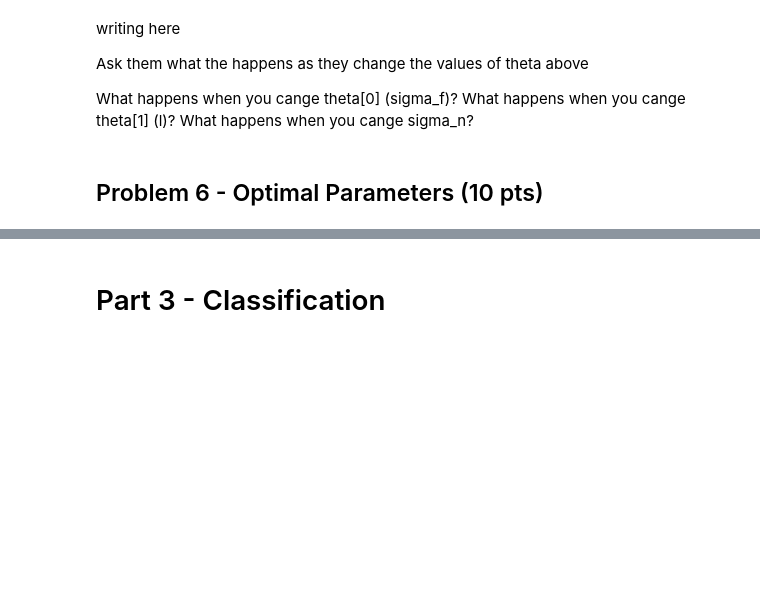
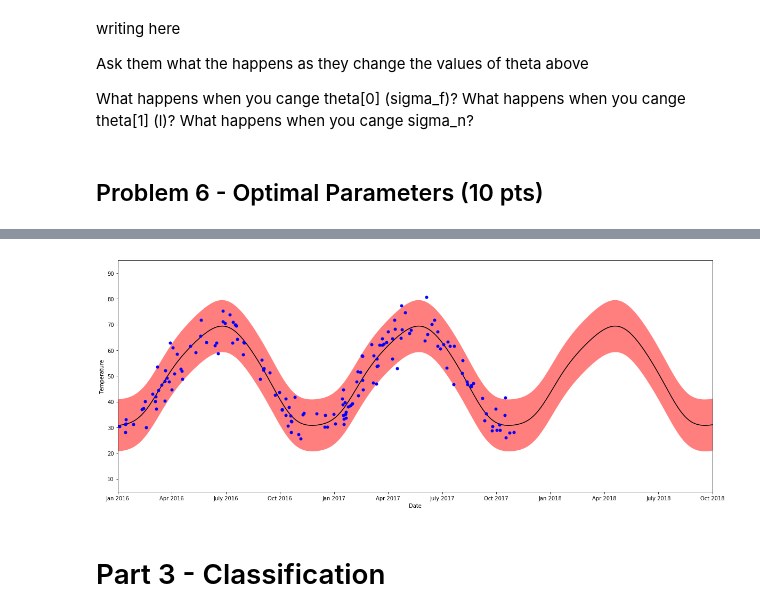
Before and after one commit to Keyrat06/Gaussian_Processes, a Jupyter notebook: P-Set/Gaussian PSet.ipynb, the cells around one changed output, grey strips where cells are left out. Saved outputs shown, nothing was run; the diff lists cells and outputs as text; code cells hidden in the pictures; blank space fills up the shorter version.

```diff
--- a/P-Set/Gaussian PSet.ipynb
+++ b/P-Set/Gaussian PSet.ipynb
@@ -155,3 +154,8 @@ NameError: name 'xrange' is not defined
+# %%
+reload(util)
+util.temperature_example(regression_GP, regression_optimize_theta, periodic_kernel, [1, 1, 1, 0.01])
+# %% [output]
+[figure, added]
 # %% [markdown]
 # Part 3 - Classification
 # %% [markdown]
```
Also changed, not shown: parts of 5 cells of this notebook, 1 other file.
